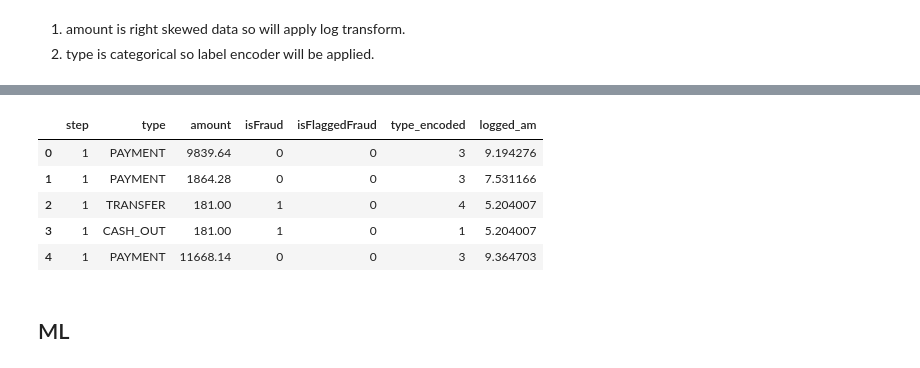
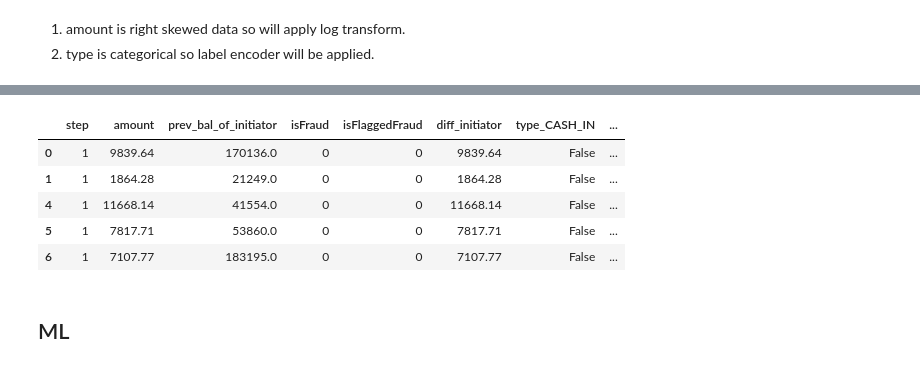
Before and after one commit to varshil009/Accredian-Ass, a Jupyter notebook: analysis.ipynb, the cells around one changed output, grey strips where cells are left out. Drawn from its saved outputs; the diff is of its cells as text; code cells hidden in the pictures.

```diff
--- a/analysis.ipynb
+++ b/analysis.ipynb
@@ -350,0 +332,2 @@ dfml['logged_am'] = np.log1p(dfml['amount'])
+# %%
+dfml = pd.get_dummies(dfml, columns=['type'])
@@ -350,0 +357,14 @@ dfml['logged_am'] = np.log1p(dfml['amount'])
+# %%
+dfml['log_amount'] = np.log1p(dfml['amount'])
+dfml['log_prev_bal_initiator'] = np.log1p(dfml['prev_bal_of_initiator'])
+dfml['log_diff_initiator'] = np.log1p(dfml['diff_initiator'])
+# %%
+plt.figure(figsize=(16, 8))  # Optional: set figure size
+k = ['log_amount', 'log_prev_bal_initiator', 'log_diff_initiator']
+for i, x in enumerate(k):
+    plt.subplot(3, 1, i+1)
+    sns.kdeplot(dfml[x], fill=True)
+    plt.title(f'Distribution of {x}')
+    plt.tight_layout()
+
+plt.show()
@@ -363,11 +387,15 @@ plt.show()
+# %%
+from scipy.stats import zscore
+z_scores_df = dfml[k].apply(zscore)
+dfml_cleaned = dfml[(np.abs(z_scores_df) < 3).all(axis=1)]
 # %%
-dfml.head()
+dfml_cleaned.head()
 # %% [output]
-|  | step | type | amount | isFraud | isFlaggedFraud | type_encoded | logged_am |
-| 0 | 1 | PAYMENT | 9839.64 | 0 | 0 | 3 | 9.194276 |
-| 1 | 1 | PAYMENT | 1864.28 | 0 | 0 | 3 | 7.531166 |
-| 2 | 1 | TRANSFER | 181.00 | 1 | 0 | 4 | 5.204007 |
-| 3 | 1 | CASH_OUT | 181.00 | 1 | 0 | 1 | 5.204007 |
-| 4 | 1 | PAYMENT | 11668.14 | 0 | 0 | 3 | 9.364703 |
+|  | step | amount | prev_bal_of_initiator | isFraud | isFlaggedFraud | diff_initiator | type_CASH_IN | ... |
+| 0 | 1 | 9839.64 | 170136.0 | 0 | 0 | 9839.64 | False | ... |
+| 1 | 1 | 1864.28 | 21249.0 | 0 | 0 | 1864.28 | False | ... |
+| 4 | 1 | 11668.14 | 41554.0 | 0 | 0 | 11668.14 | False | ... |
+| 5 | 1 | 7817.71 | 53860.0 | 0 | 0 | 7817.71 | False | ... |
+| 6 | 1 | 7107.77 | 183195.0 | 0 | 0 | 7107.77 | False | ... |
 # %% [markdown]
 ## ML
```
Also changed, not shown: parts of 73 cells of this notebook.
